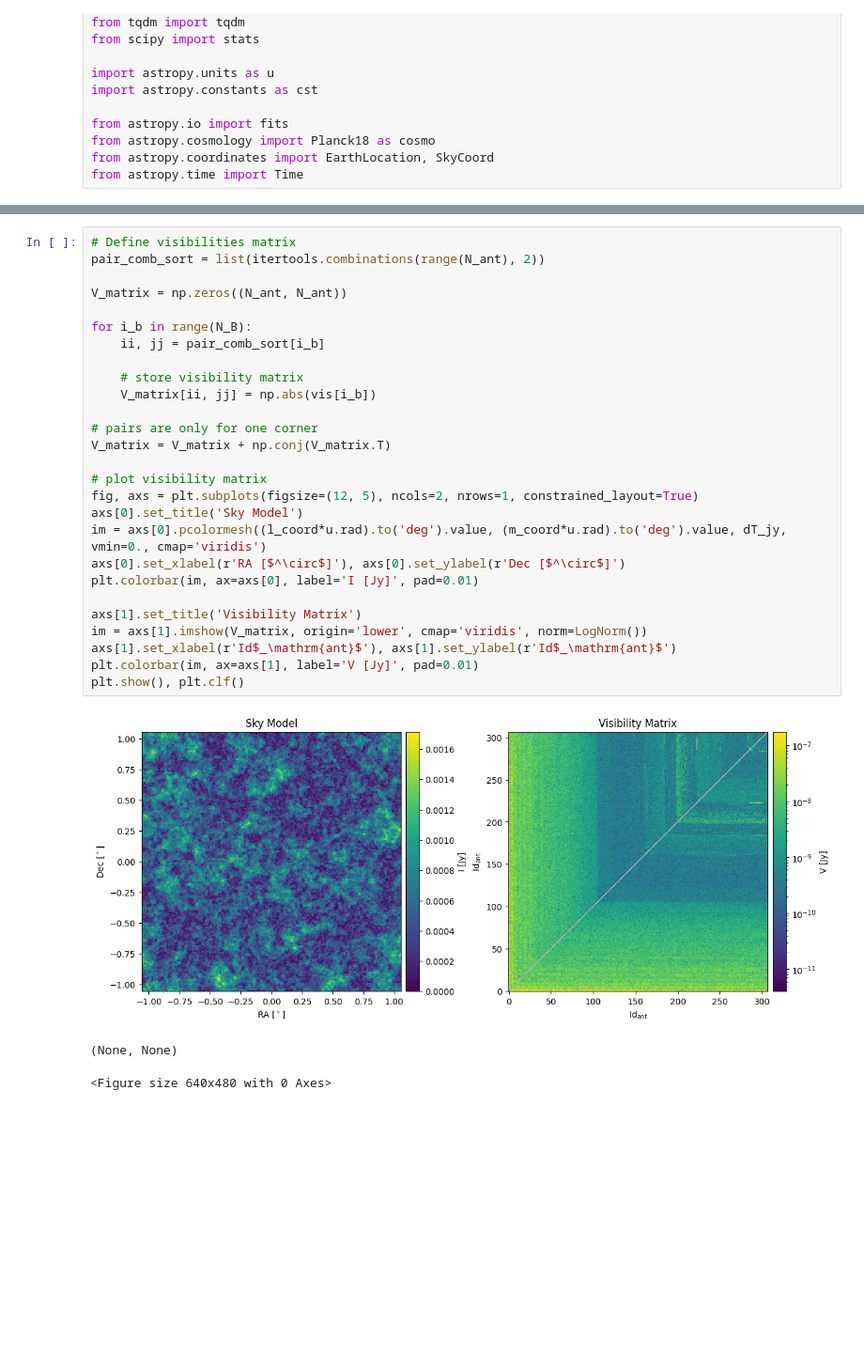
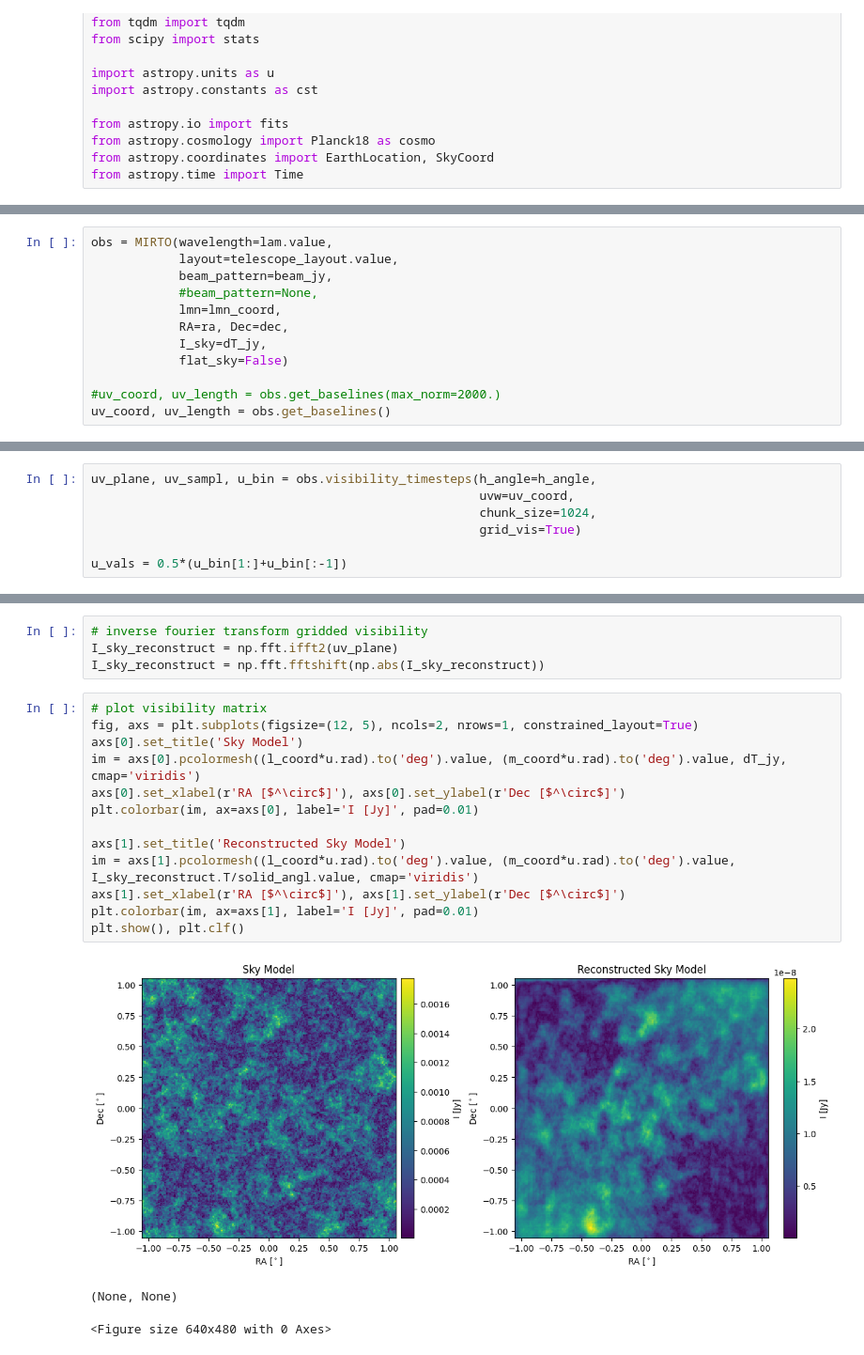
Before and after one commit to micbia/mirto, a Jupyter notebook: run_mirto.ipynb, the cells around one changed output, grey strips where cells are left out. Shown: that part at 94% size. Cells and saved outputs as stored; diff of their text form; blank space fills up the shorter version.

Commit message:
finalised the mirto class

```diff
--- a/run_mirto.ipynb
+++ b/run_mirto.ipynb
@@ -68,0 +133,12 @@ Number of time steps :  1440
+# %%
+obs = MIRTO(wavelength=lam.value,
+            layout=telescope_layout.value,
+            beam_pattern=beam_jy,
+            #beam_pattern=None,
+            lmn=lmn_coord,
+            RA=ra, Dec=dec,
+            I_sky=dT_jy,
+            flat_sky=False)
+
+#uv_coord, uv_length = obs.get_baselines(max_norm=2000.)
+uv_coord, uv_length = obs.get_baselines()
@@ -149,0 +156,7 @@ Wall time: 4.69 s
+# %%
+uv_plane, uv_sampl, u_bin = obs.visibility_timesteps(h_angle=h_angle,
+                                                     uvw=uv_coord,
+                                                     chunk_size=1024,
+                                                     grid_vis=True)
+
+u_vals = 0.5*(u_bin[1:]+u_bin[:-1])
@@ -150,31 +187,21 @@ Wall time: 4.69 s
+# %%
+# inverse fourier transform gridded visibility
+I_sky_reconstruct = np.fft.ifft2(uv_plane)
+I_sky_reconstruct = np.fft.fftshift(np.abs(I_sky_reconstruct))
 # %%
-# Define visibilities matrix
-pair_comb_sort = list(itertools.combinations(range(N_ant), 2))
-
-V_matrix = np.zeros((N_ant, N_ant))
-
-for i_b in range(N_B):
-    ii, jj = pair_comb_sort[i_b]
-
-    # store visibility matrix
-    V_matrix[ii, jj] = np.abs(vis[i_b])
-
-# pairs are only for one corner
-V_matrix = V_matrix + np.conj(V_matrix.T)
-
 # plot visibility matrix
 fig, axs = plt.subplots(figsize=(12, 5), ncols=2, nrows=1, constrained_layout=True)
 axs[0].set_title('Sky Model')
-im = axs[0].pcolormesh((l_coord*u.rad).to('deg').value, (m_coord*u.rad).to('deg').value, dT_jy, vmin=0., cmap='viridis')
+im = axs[0].pcolormesh((l_coord*u.rad).to('deg').value, (m_coord*u.rad).to('deg').value, dT_jy, cmap='viridis')
 axs[0].set_xlabel(r'RA [$^\circ$]'), axs[0].set_ylabel(r'Dec [$^\circ$]')
 plt.colorbar(im, ax=axs[0], label='I [Jy]', pad=0.01)
 
-axs[1].set_title('Visibility Matrix')
-im = axs[1].imshow(V_matrix, origin='lower', cmap='viridis', norm=LogNorm())
-axs[1].set_xlabel(r'Id$_\mathrm{ant}$'), axs[1].set_ylabel(r'Id$_\mathrm{ant}$')
-plt.colorbar(im, ax=axs[1], label='V [Jy]', pad=0.01)
+axs[1].set_title('Reconstructed Sky Model')
+im = axs[1].pcolormesh((l_coord*u.rad).to('deg').value, (m_coord*u.rad).to('deg').value, I_sky_reconstruct.T/solid_angl.value, cmap='viridis')
+axs[1].set_xlabel(r'RA [$^\circ$]'), axs[1].set_ylabel(r'Dec [$^\circ$]')
+plt.colorbar(im, ax=axs[1], label='I [Jy]', pad=0.01)
 plt.show(), plt.clf()
 # %% [output]
-[figure, old version]
+[figure, new version]
 (None, None)
 <Figure size 640x480 with 0 Axes>
```
Also changed, not shown: parts of 20 cells of this notebook, 2 other files.
